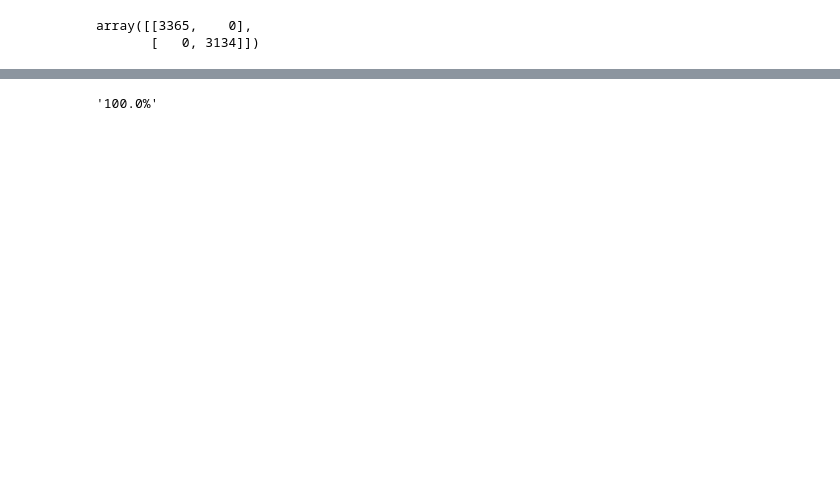
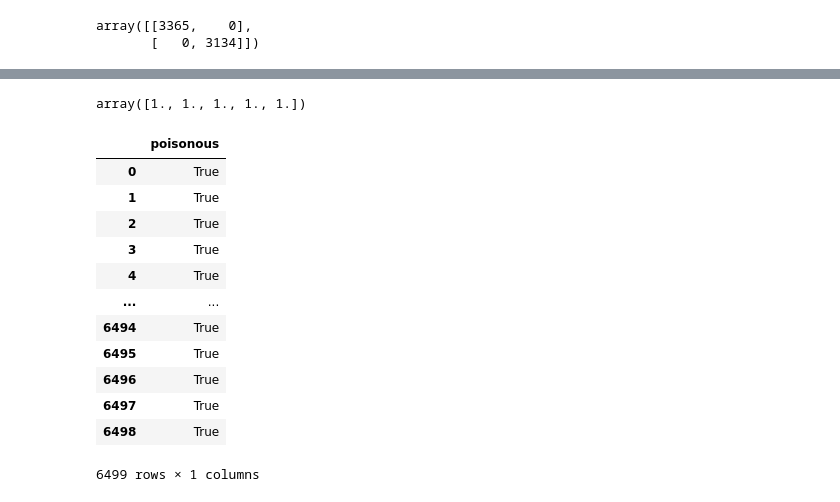
Before and after one commit to Bartlomiej-Kachniarz/Portfolio, a Jupyter notebook: machine_learning/mushrooms_dataset/mushrooms.ipynb, the cells around one changed output, grey strips where cells are left out. Cells and saved outputs as stored; diff of their text form; code cells hidden in the pictures; blank space fills up the shorter version.

```diff
--- a/machine_learning/mushrooms_dataset/mushrooms.ipynb
+++ b/machine_learning/mushrooms_dataset/mushrooms.ipynb
@@ -194,0 +192,3 @@ mushrooms_predicts = log_regression.predict(mushrooms_cooked)
+# %%
+y_predicts = log_regression.predict(x_train_processed)
+(y_predicts == y_train).sum()/ len(y_predicts)
@@ -208,4 +209,28 @@ score = log_regression.score(mushrooms_cooked, mushrooms_predicts)
-# %%
-f'{score*100}%'
-# %% [output]
-'100.0%'
+# %%
+from sklearn.model_selection import cross_val_score, cross_val_predict
+cross_val_score(log_regression, x_train_processed, y_train, cv=5, scoring="accuracy")
+# %% [output]
+array([1., 1., 1., 1., 1.])
+# %%
+y_train = y_train.reset_index()
+y_train = pd.DataFrame(y_train)
+# %%
+y_train.drop(columns="index", inplace=True)
+# %%
+y_predicts = pd.DataFrame(y_predicts, columns = ["poisonous"])
+# %%
+y_predicts == y_train
+# %% [output]
+|  | poisonous |
+| 0 | True |
+| 1 | True |
+| 2 | True |
+| 3 | True |
+| 4 | True |
+| ... | ... |
+| 6494 | True |
+| 6495 | True |
+| 6496 | True |
+| 6497 | True |
+| 6498 | True |
+6499 rows × 1 columns
```
Also changed, not shown: parts of 9 cells of this notebook, 14 other files.
